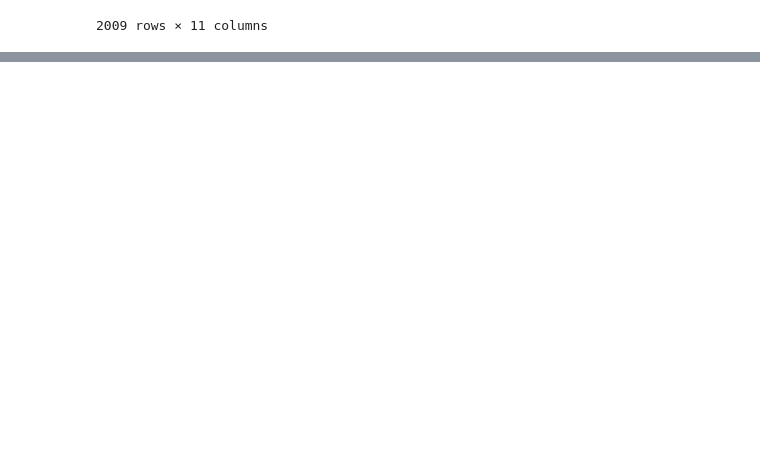
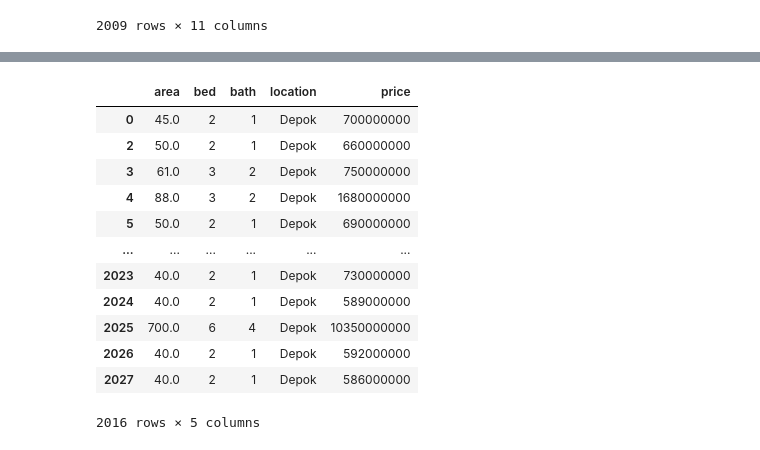
Before and after one commit to yeremiapane/Project-Capstone, a Jupyter notebook: capstone.ipynb, the cells around one changed output, grey strips where cells are left out. Drawn from its saved outputs; the diff is of its cells as text; code cells hidden in the pictures; blank space fills up the shorter version.

```diff
--- a/capstone.ipynb
+++ b/capstone.ipynb
@@ -121,0 +104,5 @@ df_jkt_rmh.dtypes
+# %%
+# ubah tipe data
+df_jkt_rmh = df_jkt_rmh.astype({"area":'float', "bed":'int', "bath": 'int', "price": 'float'})
+df_bks_rmh = df_bks_rmh.astype({"area":'float', "bed":'int', "bath": 'int', "price": 'float'})
+df_dpk_rmh = df_dpk_rmh.astype({"area":'float', "bed":'int', "bath": 'int', "price": 'float'})
@@ -121,0 +119,21 @@ df_jkt_rmh.dtypes
+# %%
+
+df_dpk_rmh.isnull().sum()
+df_dpk_rmh['price'].fillna(df_dpk_rmh['price'].mean(), inplace=True)
+df_dpk_rmh['price'] = df_dpk_rmh.price.astype('int')
+# %%
+df_dpk_rmh
+# %% [output]
+|  | area | bed | bath | location | price |
+| 0 | 45.0 | 2 | 1 | Depok | 700000000 |
+| 2 | 50.0 | 2 | 1 | Depok | 660000000 |
+| 3 | 61.0 | 3 | 2 | Depok | 750000000 |
+| 4 | 88.0 | 3 | 2 | Depok | 1680000000 |
+| 5 | 50.0 | 2 | 1 | Depok | 690000000 |
+| ... | ... | ... | ... | ... | ... |
+| 2023 | 40.0 | 2 | 1 | Depok | 730000000 |
+| 2024 | 40.0 | 2 | 1 | Depok | 589000000 |
+| 2025 | 700.0 | 6 | 4 | Depok | 10350000000 |
+| 2026 | 40.0 | 2 | 1 | Depok | 592000000 |
+| 2027 | 40.0 | 2 | 1 | Depok | 586000000 |
+2016 rows × 5 columns
```
Also changed, not shown: parts of 12 cells of this notebook.
